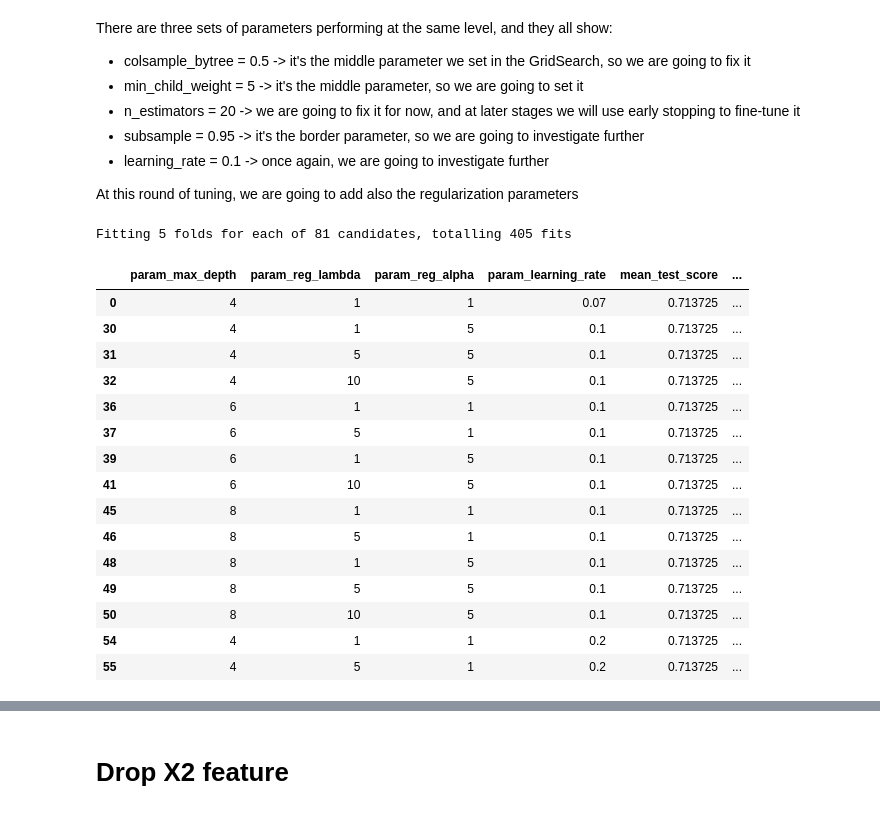
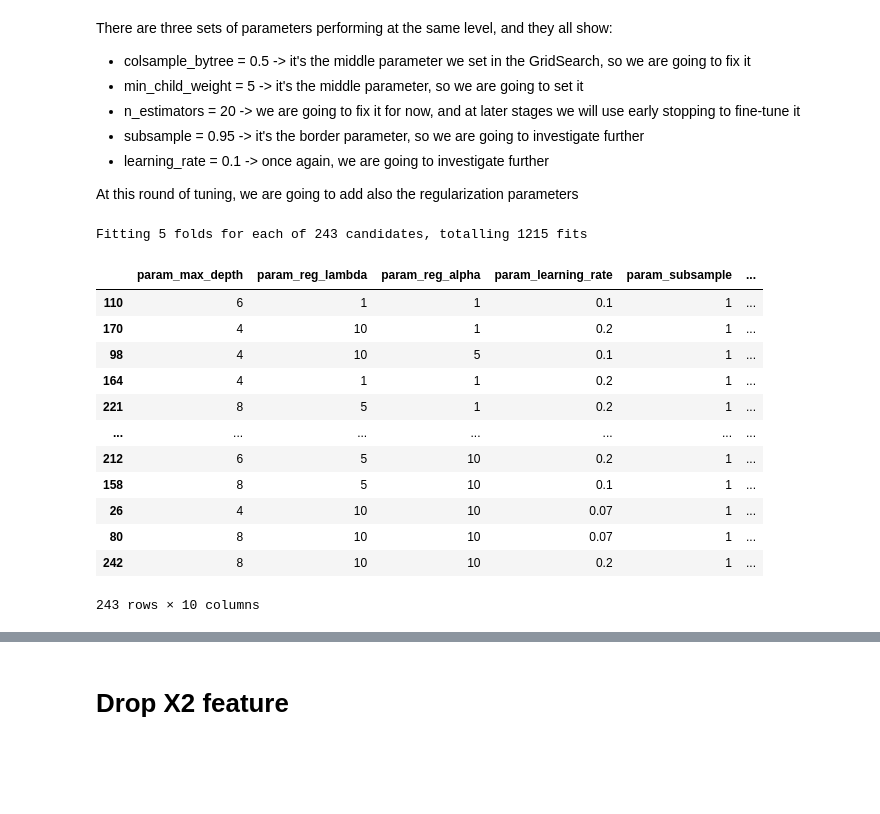
Before and after one commit to Ilvecho/Happy-Customers, a Jupyter notebook: Notebook_for_dev.ipynb, the cells around one changed output, grey strips where cells are left out. Cells and saved outputs as stored; diff of their text form; code cells hidden in the pictures; blank space fills up the shorter version.

```diff
--- a/Notebook_for_dev.ipynb
+++ b/Notebook_for_dev.ipynb
@@ -574,7 +574,7 @@ param_grid = {'max_depth': [4, 6, 8],
               'reg_lambda': [1, 5, 10],
               'reg_alpha': [1, 5, 10],
               'learning_rate': [0.07, 0.1, 0.2],
-              'subsample': [1],
+              'subsample': [0.9, 0.95, 1],
               'colsample_bytree': [0.5],
               'min_child_weight': [5],
               'n_estimators': [20],
@@ -585,33 +585,31 @@ clf.fit(X_train, y_train)
 
 cv_results = pd.DataFrame.from_dict(clf.cv_results_)
 # %% [output]
-Fitting 5 folds for each of 81 candidates, totalling 405 fits
+Fitting 5 folds for each of 243 candidates, totalling 1215 fits
 # %%
 col_of_interest = ['param_max_depth',
                    'param_reg_lambda',
                    'param_reg_alpha',
                    'param_learning_rate',
+                   'param_subsample',
                    'mean_test_score',
                    'std_test_score',
                    'rank_test_score',
                    'mean_train_score',
                    'std_train_score']
 relevant_values = cv_results[col_of_interest]
-relevant_values.sort_values(by=['rank_test_score']).head(15)
+relevant_values.sort_values(by=['rank_test_score'])
 # %% [output]
-|  | param_max_depth | param_reg_lambda | param_reg_alpha | param_learning_rate | mean_test_score | ... |
-| 0 | 4 | 1 | 1 | 0.07 | 0.713725 | ... |
-| 30 | 4 | 1 | 5 | 0.1 | 0.713725 | ... |
-| 31 | 4 | 5 | 5 | 0.1 | 0.713725 | ... |
-| 32 | 4 | 10 | 5 | 0.1 | 0.713725 | ... |
-| 36 | 6 | 1 | 1 | 0.1 | 0.713725 | ... |
-| 37 | 6 | 5 | 1 | 0.1 | 0.713725 | ... |
-| 39 | 6 | 1 | 5 | 0.1 | 0.713725 | ... |
-| 41 | 6 | 10 | 5 | 0.1 | 0.713725 | ... |
-| 45 | 8 | 1 | 1 | 0.1 | 0.713725 | ... |
-| 46 | 8 | 5 | 1 | 0.1 | 0.713725 | ... |
-| 48 | 8 | 1 | 5 | 0.1 | 0.713725 | ... |
-| 49 | 8 | 5 | 5 | 0.1 | 0.713725 | ... |
-| 50 | 8 | 10 | 5 | 0.1 | 0.713725 | ... |
-| 54 | 4 | 1 | 1 | 0.2 | 0.713725 | ... |
-| 55 | 4 | 5 | 1 | 0.2 | 0.713725 | ... |
+|  | param_max_depth | param_reg_lambda | param_reg_alpha | param_learning_rate | param_subsample | ... |
+| 110 | 6 | 1 | 1 | 0.1 | 1 | ... |
+| 170 | 4 | 10 | 1 | 0.2 | 1 | ... |
+| 98 | 4 | 10 | 5 | 0.1 | 1 | ... |
+| 164 | 4 | 1 | 1 | 0.2 | 1 | ... |
+| 221 | 8 | 5 | 1 | 0.2 | 1 | ... |
+| ... | ... | ... | ... | ... | ... | ... |
+| 212 | 6 | 5 | 10 | 0.2 | 1 | ... |
+| 158 | 8 | 5 | 10 | 0.1 | 1 | ... |
+| 26 | 4 | 10 | 10 | 0.07 | 1 | ... |
+| 80 | 8 | 10 | 10 | 0.07 | 1 | ... |
+| 242 | 8 | 10 | 10 | 0.2 | 1 | ... |
+243 rows × 10 columns
```
Also changed, not shown: parts of 11 cells of this notebook.
